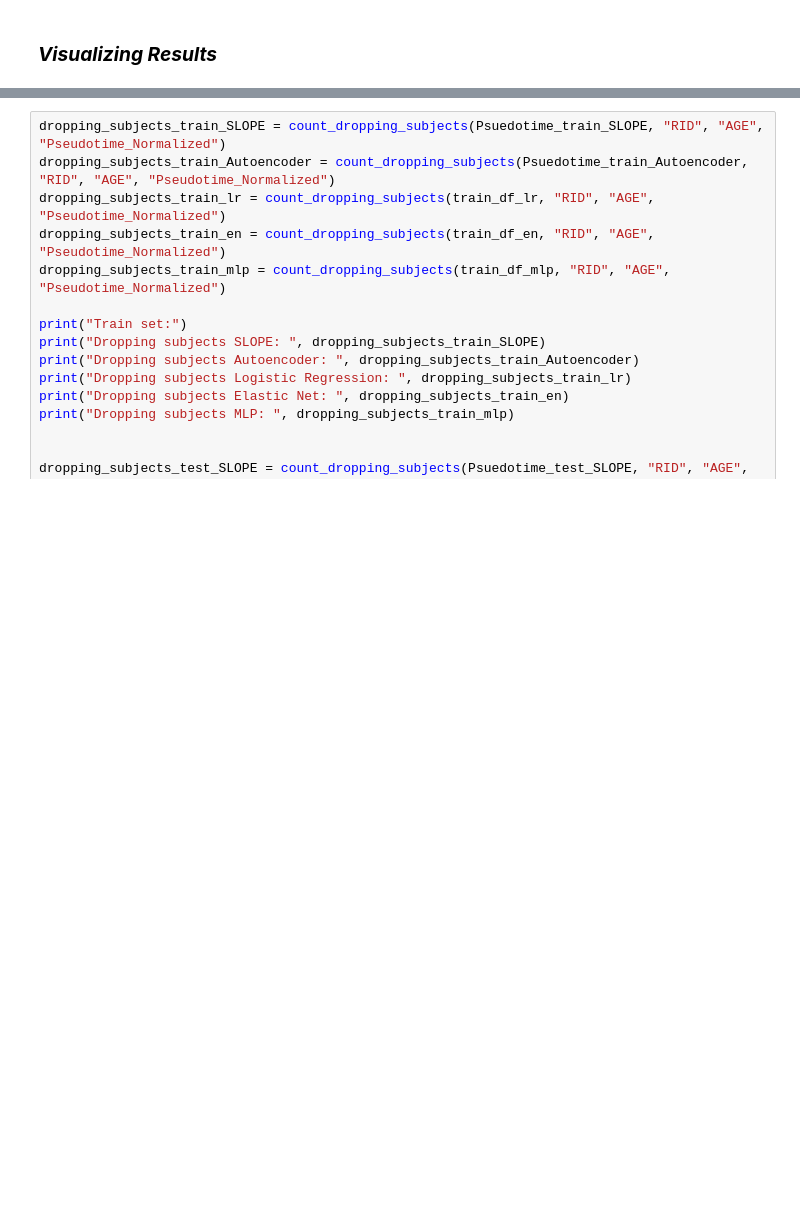
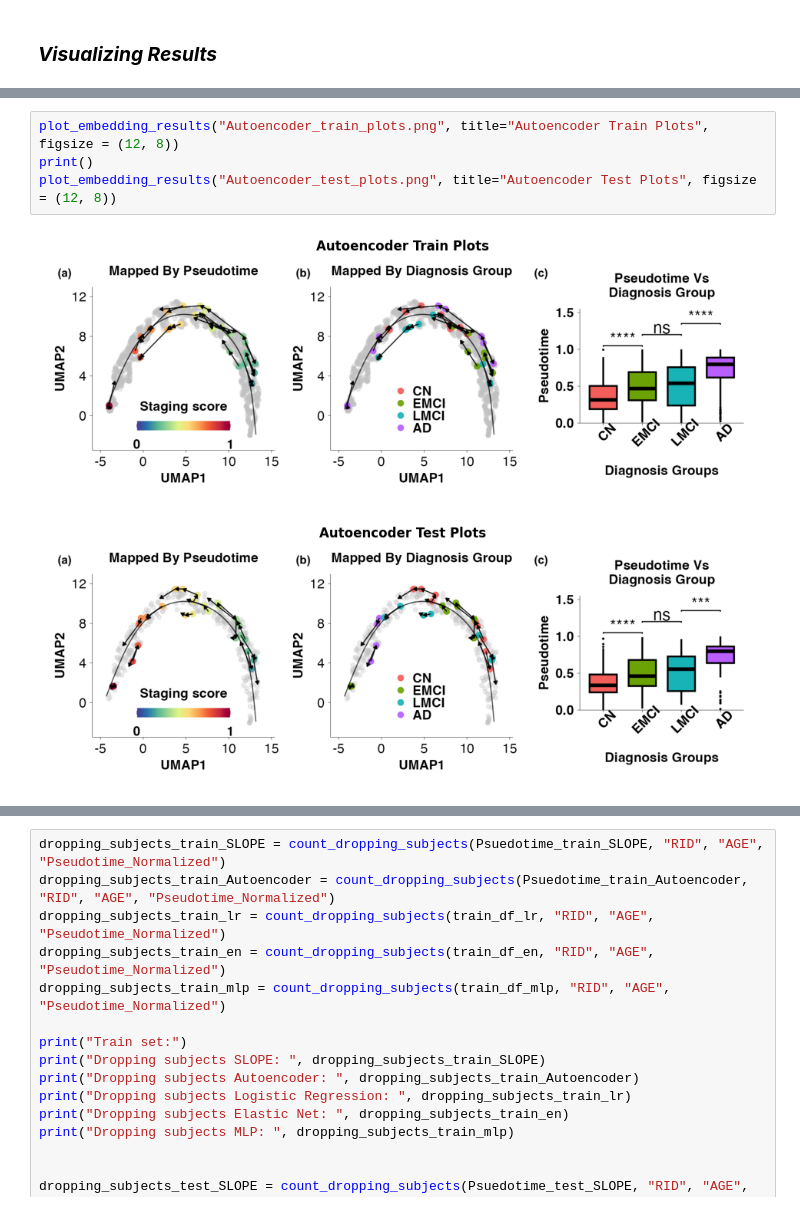
Before and after one commit to fahadmehfooz/Supervised-Longitudinal-Progressive-Embedding, a Jupyter notebook: Supervised_Longitudinal_Progressive_Embedding.ipynb, the cells around one changed output, grey strips where cells are left out. Drawn from its saved outputs; the diff is of its cells as text; blank space fills up the shorter version.

```diff
--- a/Supervised_Longitudinal_Progressive_Embedding.ipynb
+++ b/Supervised_Longitudinal_Progressive_Embedding.ipynb
@@ -493,0 +440,7 @@ plot_embedding_results(Autoencoder_test_images, "Testing Set: Autoencoder", (12,
+# %%
+plot_embedding_results("Autoencoder_train_plots.png", title="Autoencoder Train Plots", figsize = (12, 8))
+print()
+plot_embedding_results("Autoencoder_test_plots.png", title="Autoencoder Test Plots", figsize = (12, 8))
+# %% [output]
+[figure, added]
+[figure, added]
```
Also changed, not shown: parts of 8 cells of this notebook, 18 other files.
